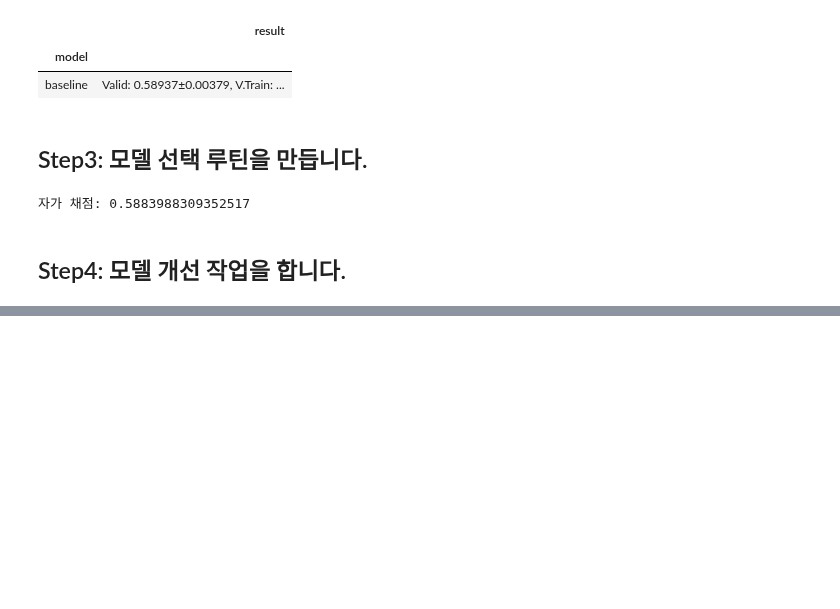
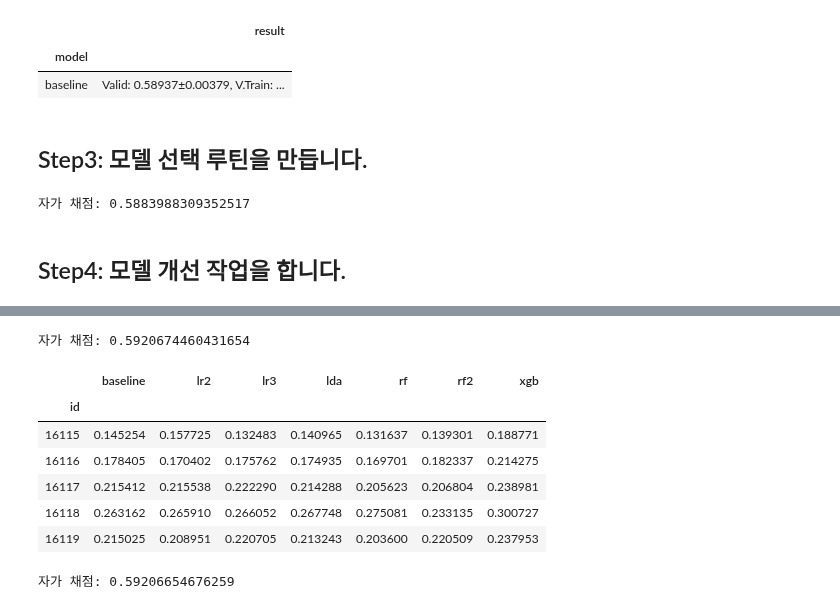
Before and after one commit to sunkusun9/DS_Lv3_2405, a Jupyter notebook: sec_ds_lv3_prob1_kaggle.ipynb, the cells around one changed output, grey strips where cells are left out. Saved outputs shown, nothing was run; the diff lists cells and outputs as text; code cells hidden in the pictures; blank space fills up the shorter version.

```diff
--- a/sec_ds_lv3_prob1_kaggle.ipynb
+++ b/sec_ds_lv3_prob1_kaggle.ipynb
@@ -360,0 +384,37 @@ from sklearn.ensemble import VotingClassifier
+# %%
+prd = select_model(clf_vt)
+print("자가 채점: {}".format(roc_auc_score(df_ans['failure'], prd)))
+# %% [output]
+자가 채점: 0.5920674460431654
+# %%
+# Voting  을 직접해 봅니다.
+model_list = [
+    ('baseline', clf_lr), # LR + SFS
+    ('lr2', clf_lr2), # LR.2: LR + feature PCA
+    ('lr3', clf_lr3), # Basline + np.log (loading)
+    ('lda', clf_lda), # LDA
+    ('rf', clf_rf), # RF 튜닝
+    ('rf2', clf_rf2), # RF + LDA
+    ('xgb', clf_xgb), # XGB
+]
+# 기반 모델을 df_train으로 학습시킨 후, 바로 df_test에 대한 예측 확률을 뽑습니다.
+df_prds = pd.concat([
+    pd.Series(
+        clf.fit(df_train[X_all], df_train['failure']).predict_proba(df_test[X_all])[:, 1],
+        index=df_test.index, name=model_name
+    )
+    for model_name, clf in model_list
+], axis=1)
+df_prds.head()
+# %% [output]
+|  | baseline | lr2 | lr3 | lda | rf | rf2 | xgb |
+| id |  |  |  |  |  |  |  |
+| 16115 | 0.145254 | 0.157725 | 0.132483 | 0.140965 | 0.131637 | 0.139301 | 0.188771 |
+| 16116 | 0.178405 | 0.170402 | 0.175762 | 0.174935 | 0.169701 | 0.182337 | 0.214275 |
+| 16117 | 0.215412 | 0.215538 | 0.222290 | 0.214288 | 0.205623 | 0.206804 | 0.238981 |
+| 16118 | 0.263162 | 0.265910 | 0.266052 | 0.267748 | 0.275081 | 0.233135 | 0.300727 |
+| 16119 | 0.215025 | 0.208951 | 0.220705 | 0.213243 | 0.203600 | 0.220509 | 0.237953 |
+# %%
+print("자가 채점: {}".format(roc_auc_score(df_ans['failure'], df_prds.mean(axis=1))))
+# %% [output]
+자가 채점: 0.59206654676259
```
Also changed, not shown: parts of 14 cells of this notebook.
